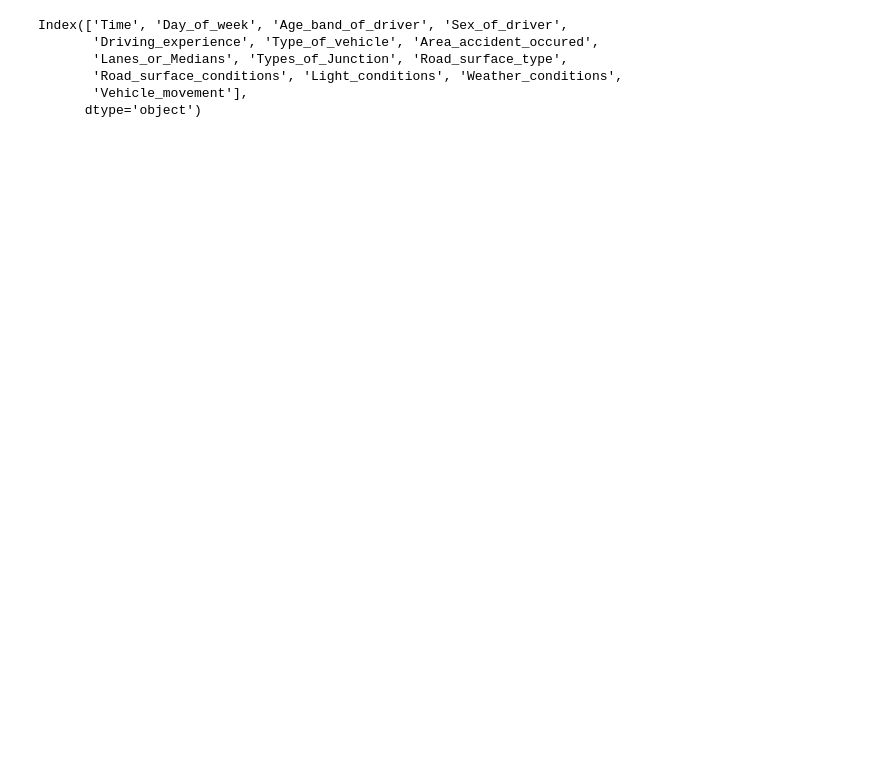
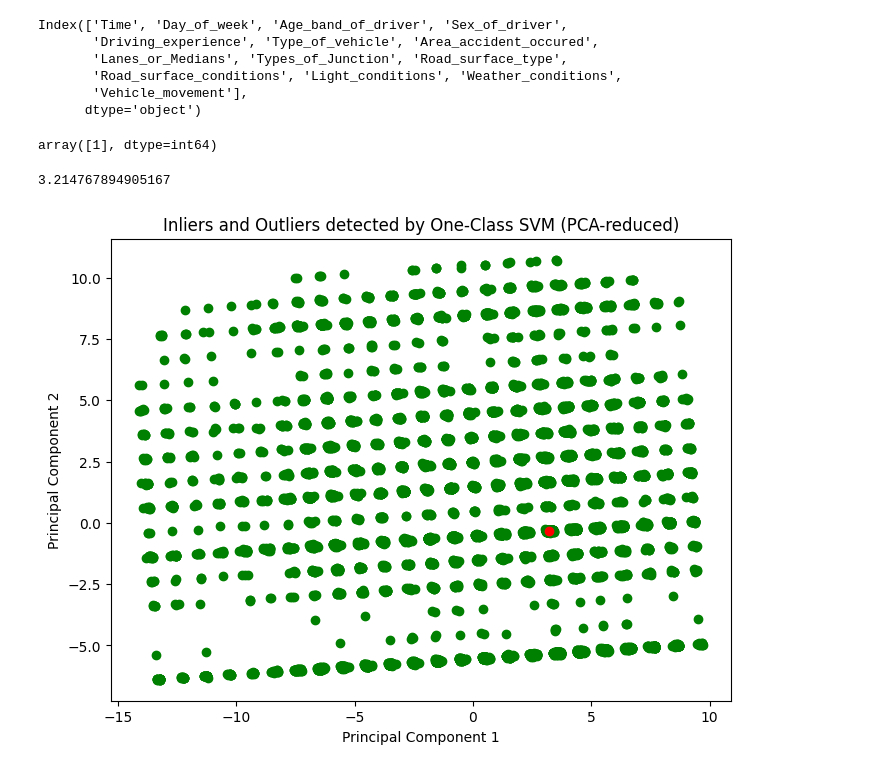
Before and after one commit to Mann6805/PreTechNova, a Jupyter notebook: Model.ipynb, the cells around one changed output. Cells and saved outputs as stored; diff of their text form; code cells hidden in the pictures; blank space fills up the shorter version.

```diff
--- a/Model.ipynb
+++ b/Model.ipynb
@@ -282,3 +287,46 @@ Index(['Time', 'Day_of_week', 'Age_band_of_driver', 'Sex_of_driver',
        'Road_surface_conditions', 'Light_conditions', 'Weather_conditions',
        'Vehicle_movement'],
       dtype='object')
+# %%
+X = np.array([[17,1,0,1,0,5,1,6,1,0,0,3,2,2]])
+Y = ocsvm.predict(X)
+# %%
+Y
+# %% [output]
+array([1], dtype=int64)
+# %%
+import matplotlib.pyplot as plt
+import numpy as np
+from sklearn.decomposition import PCA
+
+# Assuming X_test has 14 features and 'predict' contains the output from ocsvm.predict(X_test)
+# 1 for inliers and -1 for outliers
+
+# Reduce the dimensionality of X_test to 2D using PCA
+pca = PCA(n_components=2)
+X_temp = np.vstack([data_clean,X])
+X_test_2d = pca.fit_transform(X_temp)
+
+predict = ocsvm.predict(X_temp)
+
+# Split the data into inliers and outliers based on the prediction
+inliers = X_test_2d[predict == 1]
+outliers = X_test_2d[-1]
+
+print(outliers[0])
+
+# Create the scatter plot
+plt.figure(figsize=(8, 6))
+plt.scatter(inliers[:, 0], inliers[:, 1], color='green', label='Inliers')
+plt.scatter(outliers[0], outliers[1], color='red', label='Outliers')
+
+# # Add labels and legend
+plt.title('Inliers and Outliers detected by One-Class SVM (PCA-reduced)')
+plt.xlabel('Principal Component 1')
+plt.ylabel('Principal Component 2')
+
+# # Show the plot
+plt.show()
+# %% [output]
+3.214767894905167
+[figure, added]
```
Also changed, not shown: parts of 6 cells of this notebook, 1 other file.
